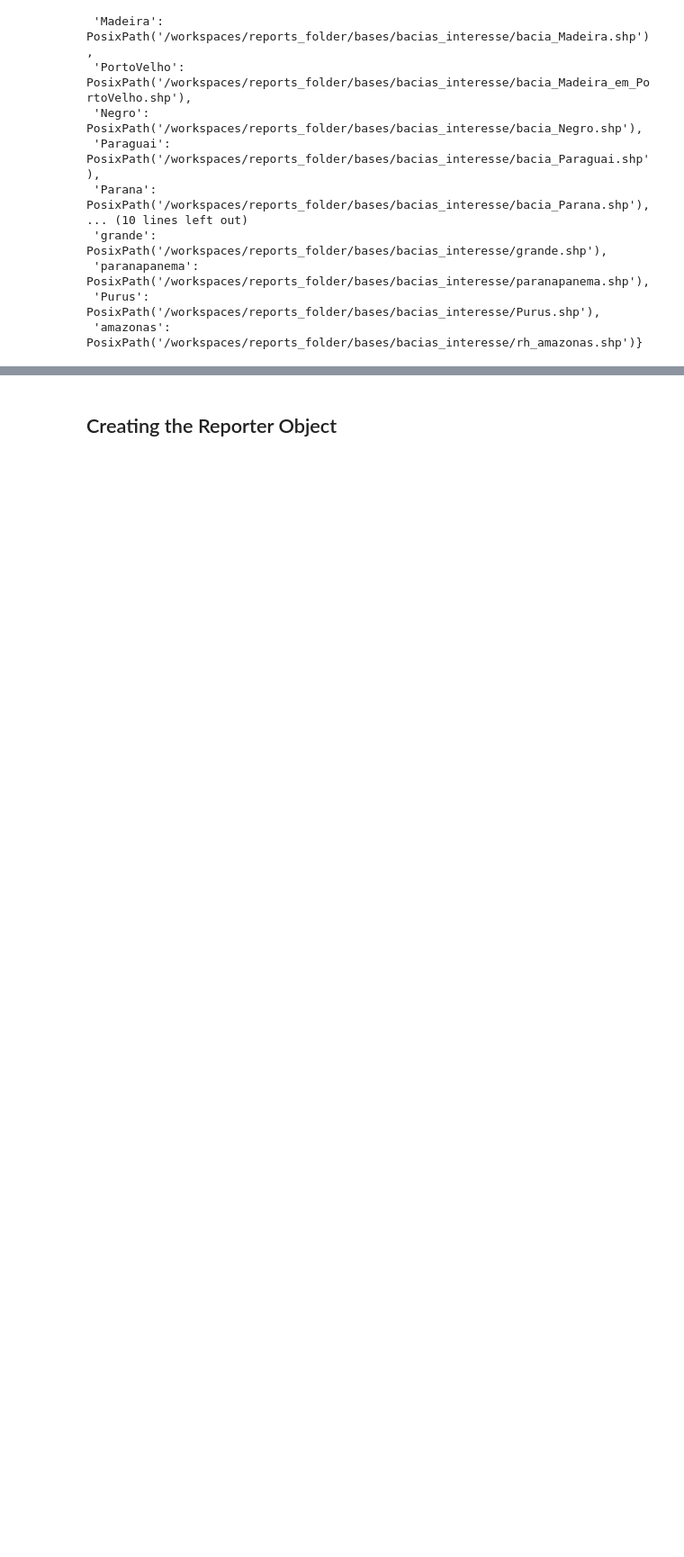
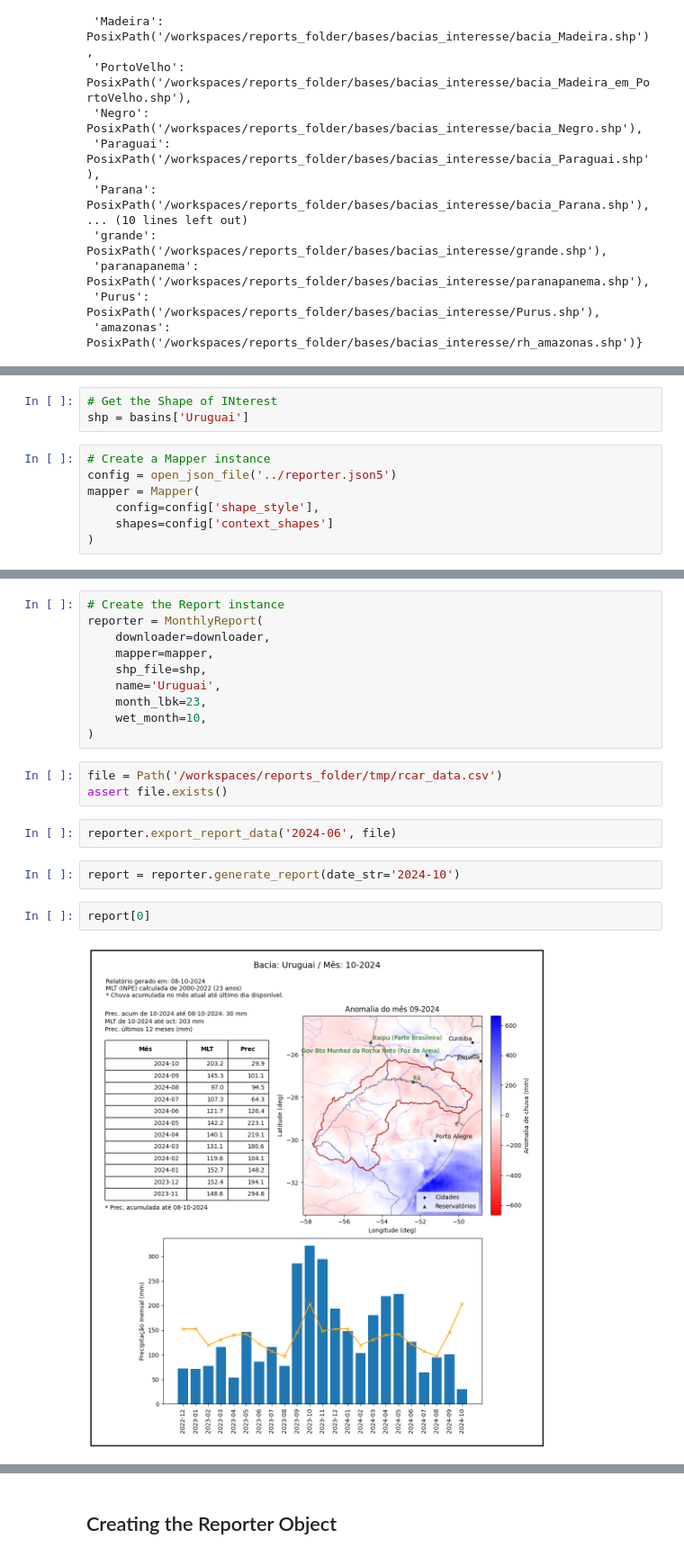
Before and after one commit to cordmaur/RainReporter, a Jupyter notebook: nbs/01-Monthly_Report.ipynb, the cells around one changed output, grey strips where cells are left out. Shown at 90% size. Cells and saved outputs as stored; diff of their text form; blank space fills up the shorter version.

```diff
--- a/nbs/01-Monthly_Report.ipynb
+++ b/nbs/01-Monthly_Report.ipynb
@@ -55,0 +76,10 @@ basins
+# %%
+# Get the Shape of INterest
+shp = basins['Uruguai']
+# %%
+# Create a Mapper instance
+config = open_json_file('../reporter.json5')
+mapper = Mapper(
+    config=config['shape_style'],
+    shapes=config['context_shapes']
+)
@@ -55,0 +91,21 @@ basins
+# %%
+# Create the Report instance
+reporter = MonthlyReport(
+    downloader=downloader,
+    mapper=mapper,
+    shp_file=shp,
+    name='Uruguai',
+    month_lbk=23,
+    wet_month=10,
+)
+# %%
+file = Path('/workspaces/reports_folder/tmp/rcar_data.csv')
+assert file.exists()
+# %%
+reporter.export_report_data('2024-06', file)
+# %%
+report = reporter.generate_report(date_str='2024-10')
+# %%
+report[0]
+# %% [output]
+[figure, added]
```
Also changed, not shown: parts of 15 cells of this notebook, 5 other files.
